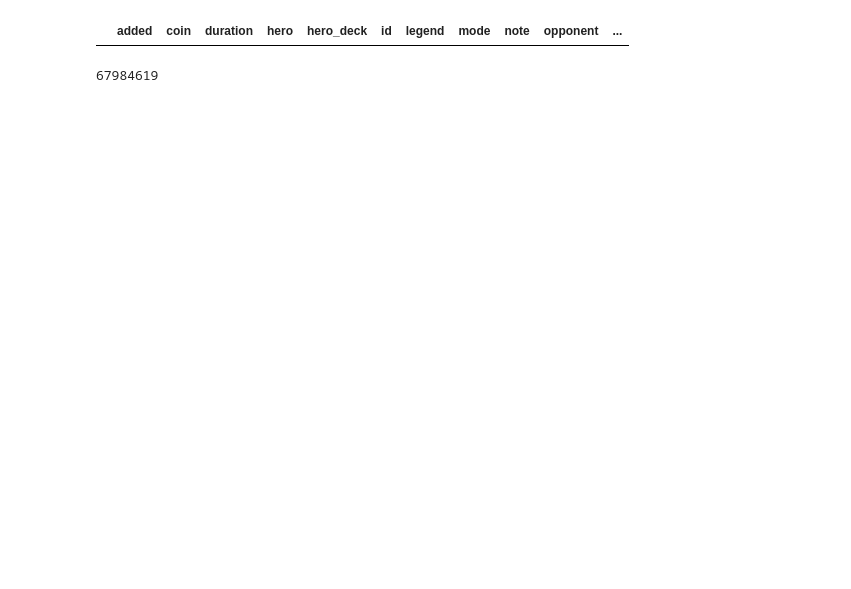
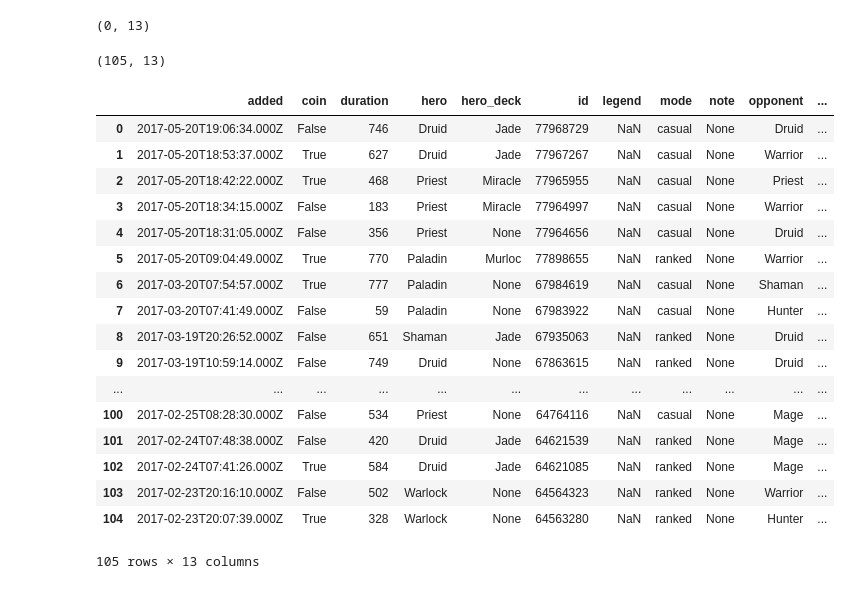
Before and after one commit to aurquhart/HS_Project, a Jupyter notebook: URL_Looping_Notebook.ipynb, the cells around one changed output. Drawn from its saved outputs; the diff is of its cells as text; code cells hidden in the pictures; blank space fills up the shorter version.

```diff
--- a/URL_Looping_Notebook.ipynb
+++ b/URL_Looping_Notebook.ipynb
@@ -149,14 +149,38 @@ for i in range(len('test')):
 columns = ['added','coin', 'duration','hero','hero_deck','id','legend','mode','note','opponent','opponent_deck','rank','result']
 metatable = pd.DataFrame(columns=columns)
 metatable
+metatable.shape
 # %% [output]
-|  | added | coin | duration | hero | hero_deck | id | legend | mode | note | opponent | ... |
+(0, 13)
 # %%
-#append on the first of the meta game pages
+#This will now loop through and create my meta table
+for i in range(len(list_of_game_dicts)):
+    metatable = metatable.append(pd.DataFrame(list_of_game_dicts[i][1]['history'], columns=['added','coin', 'duration','hero',
+                                                                                        'hero_deck','id','legend','mode','note',
+                                                                                        'opponent','opponent_deck','rank','result']
+                                         ),ignore_index = True)
 
-all_meta_table = metatable.append(pd.DataFrame(page[1]['history'], columns=['added','coin', 'duration','hero','hero_deck','id','legend','mode','note','opponent','opponent_deck','rank','result']),ignore_index = True)
+metatable.shape
+# %% [output]
+(105, 13)
-# %%
-#test to access a table from the top level
-list_of_game_dicts[0][1]['history'][0]['id']
-# %% [output]
-67984619
+# %%
+metatable
+# %% [output]
+|  | added | coin | duration | hero | hero_deck | id | legend | mode | note | opponent | ... |
+| 0 | 2017-05-20T19:06:34.000Z | False | 746 | Druid | Jade | 77968729 | NaN | casual | None | Druid | ... |
+| 1 | 2017-05-20T18:53:37.000Z | True | 627 | Druid | Jade | 77967267 | NaN | casual | None | Warrior | ... |
+| 2 | 2017-05-20T18:42:22.000Z | True | 468 | Priest | Miracle | 77965955 | NaN | casual | None | Priest | ... |
+| 3 | 2017-05-20T18:34:15.000Z | False | 183 | Priest | Miracle | 77964997 | NaN | casual | None | Warrior | ... |
+| 4 | 2017-05-20T18:31:05.000Z | False | 356 | Priest | None | 77964656 | NaN | casual | None | Druid | ... |
+| 5 | 2017-05-20T09:04:49.000Z | True | 770 | Paladin | Murloc | 77898655 | NaN | ranked | None | Warrior | ... |
+| 6 | 2017-03-20T07:54:57.000Z | True | 777 | Paladin | None | 67984619 | NaN | casual | None | Shaman | ... |
+| 7 | 2017-03-20T07:41:49.000Z | False | 59 | Paladin | None | 67983922 | NaN | casual | None | Hunter | ... |
+| 8 | 2017-03-19T20:26:52.000Z | False | 651 | Shaman | Jade | 67935063 | NaN | ranked | None | Druid | ... |
+| 9 | 2017-03-19T10:59:14.000Z | False | 749 | Druid | None | 67863615 | NaN | ranked | None | Druid | ... |
+| ... | ... | ... | ... | ... | ... | ... | ... | ... | ... | ... | ... |
+| 100 | 2017-02-25T08:28:30.000Z | False | 534 | Priest | None | 64764116 | NaN | casual | None | Mage | ... |
+| 101 | 2017-02-24T07:48:38.000Z | False | 420 | Druid | Jade | 64621539 | NaN | ranked | None | Mage | ... |
+| 102 | 2017-02-24T07:41:26.000Z | True | 584 | Druid | Jade | 64621085 | NaN | ranked | None | Mage | ... |
+| 103 | 2017-02-23T20:16:10.000Z | False | 502 | Warlock | None | 64564323 | NaN | ranked | None | Warrior | ... |
+| 104 | 2017-02-23T20:07:39.000Z | True | 328 | Warlock | None | 64563280 | NaN | ranked | None | Hunter | ... |
+105 rows × 13 columns
```
Also changed, not shown: parts of 12 cells of this notebook.
